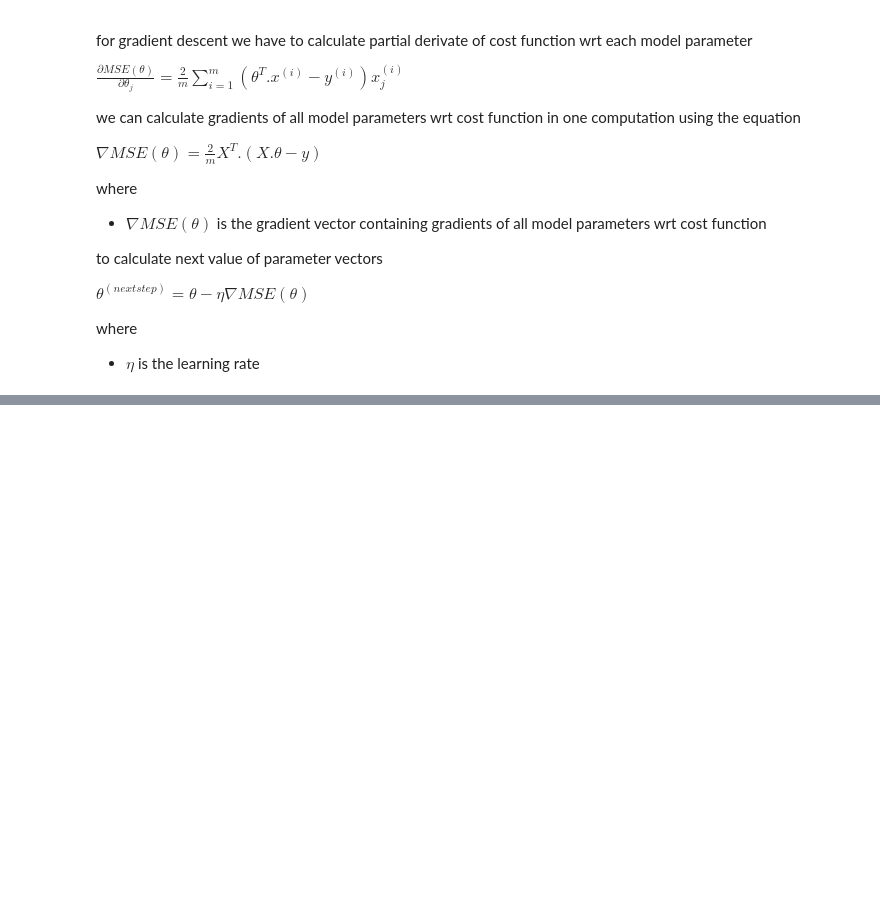
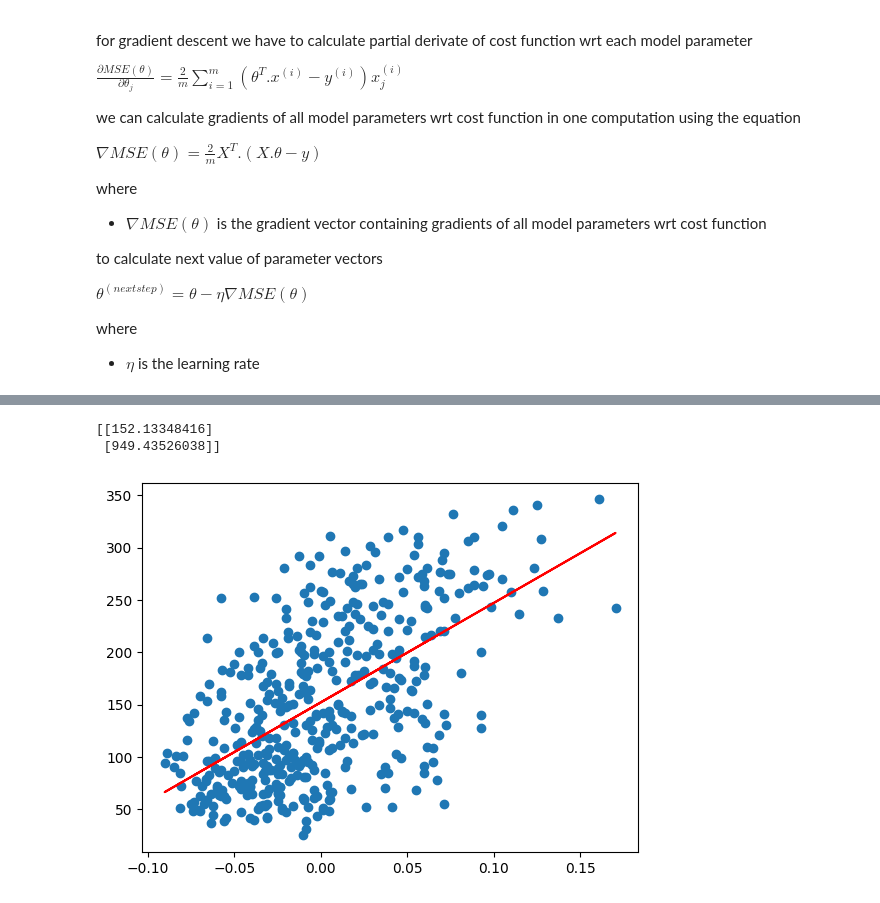
Before and after one commit to aniketmore311/ML_pracs, a Jupyter notebook: 1_simple_linear_regression/linear_regression.ipynb, the cells around one changed output, grey strips where cells are left out. Saved outputs shown, nothing was run; the diff lists cells and outputs as text; code cells hidden in the pictures; blank space fills up the shorter version.

```diff
--- a/1_simple_linear_regression/linear_regression.ipynb
+++ b/1_simple_linear_regression/linear_regression.ipynb
@@ -148,0 +101,18 @@ array([[1.00e+00, 7.42e+03],
+# %%
+# extracting X and y
+
+# converting y into column matrix
+
+y = df[y_label].to_numpy().reshape(m,1)
+
+# y as 2d column matrix
+print(y[:5,:])
+
+# x as column matrix
+X = df[x_label].to_numpy().reshape(m,1)
+
+print(X[:5,:])
+
+# adding 1 to x
+X_new = np.hstack((np.ones((m,1)), X))
+print(X_new[:5,:])
@@ -149,9 +135,16 @@ array([[1.00e+00, 7.42e+03],
 # %%
 # analytical method
-# theta_best = np.linalg.inv(X_new.T.dot(X_new)).dot(X_new.T).dot(y)
-# print(theta_best)
-# y_pred = X_new.dot(theta_best)
-# plt.scatter(X,y)
-# plt.plot(X,y_pred,color="orange")
+theta_best = np.linalg.inv(X_new.T.dot(X_new)).dot(X_new.T).dot(y)
+print(theta_best)
+y_pred = X_new.dot(theta_best)
+
+# plotting
+plt.scatter(X,y)
+plt.plot(X,y_pred, color="red")
+plt.show()
+# %% [output]
+[[152.13348416]
+ [949.43526038]]
+[figure, added]
 # %%
 # using skitlearn
```
Also changed, not shown: parts of 9 cells of this notebook, 3 other files.
